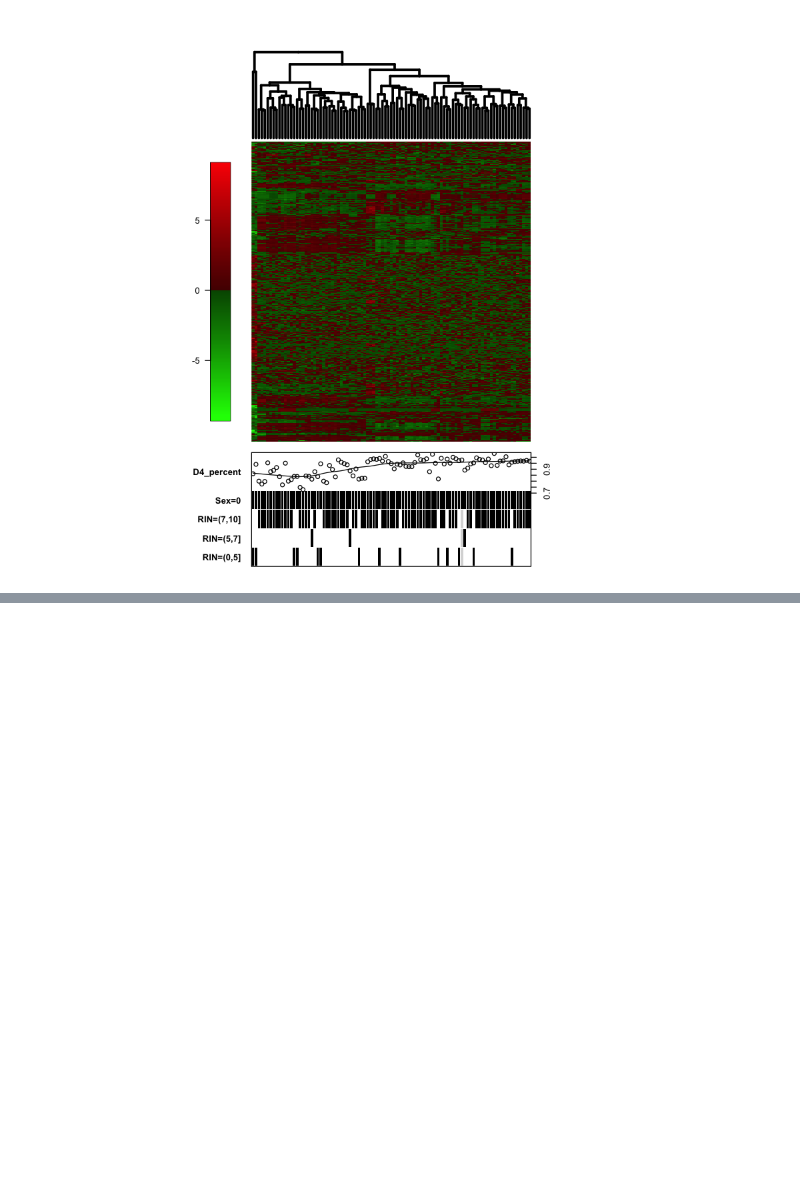
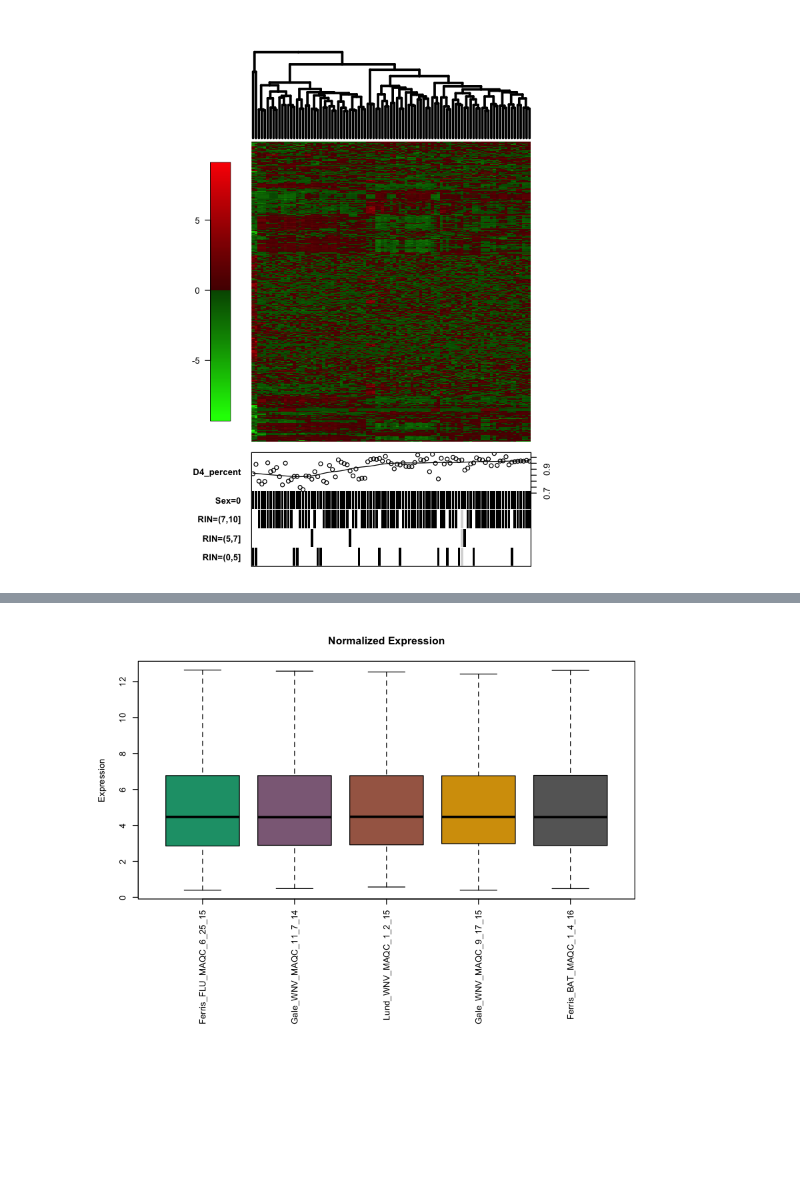
Before and after one commit to mooneymi/systems_immunogenetics, a Jupyter notebook: SIG_Array_QA_QC_Workflow.ipynb, the cells around one changed output, grey strips where cells are left out. Cells and saved outputs as stored; diff of their text form; code cells hidden in the pictures; blank space fills up the shorter version.

```diff
--- a/SIG_Array_QA_QC_Workflow.ipynb
+++ b/SIG_Array_QA_QC_Workflow.ipynb
@@ -261,0 +322,4 @@ In make.heatmap(norm.exprs[, norm.exprs$ID != "MAQC"], base.factors = c("Sex", :
+# %%
+## Create boxplots
+make.boxplot(maqc.norm.exprs, type = 'norm', order.by=c("Date.Downloaded"), color.by="Date.Downloaded", make.pdf=F)
+# %% [output]
@@ -262 +328,2 @@ In make.heatmap(norm.exprs[, norm.exprs$ID != "MAQC"], base.factors = c("Sex", :
+[figure, added]
 # %% [markdown]
```
Also changed, not shown: parts of 18 cells of this notebook, 2 other files.
